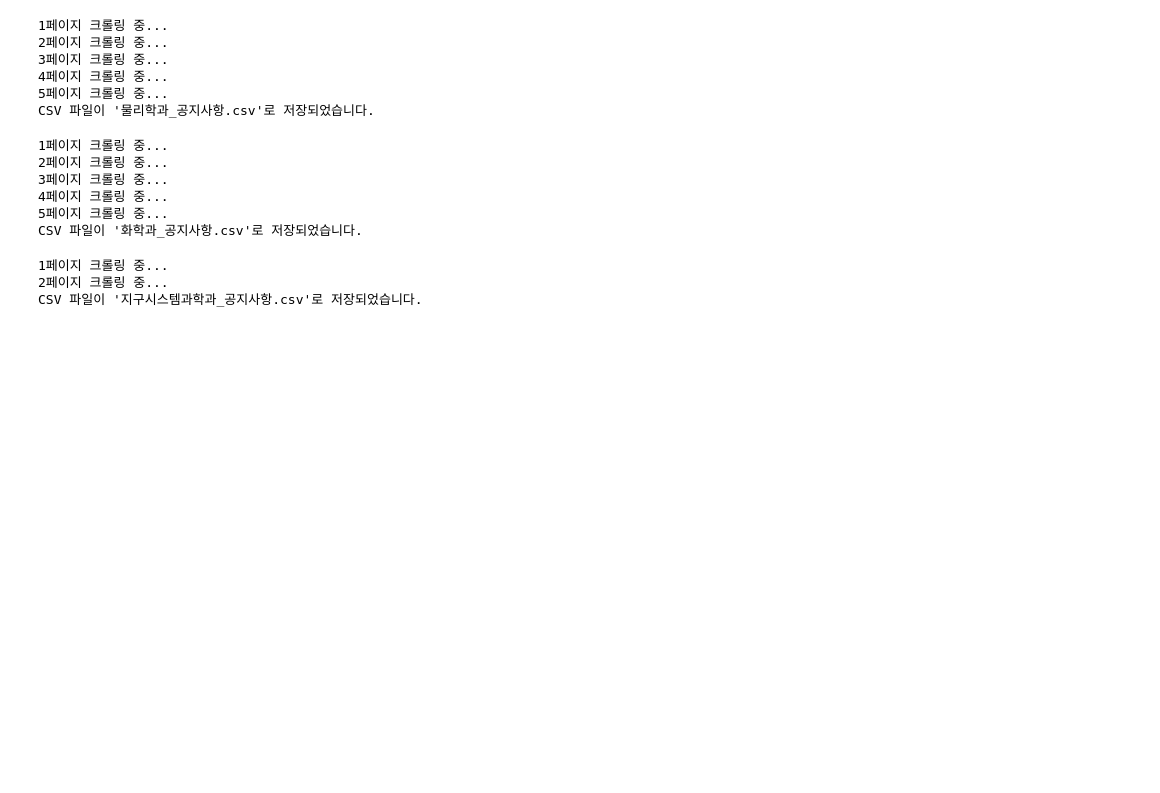
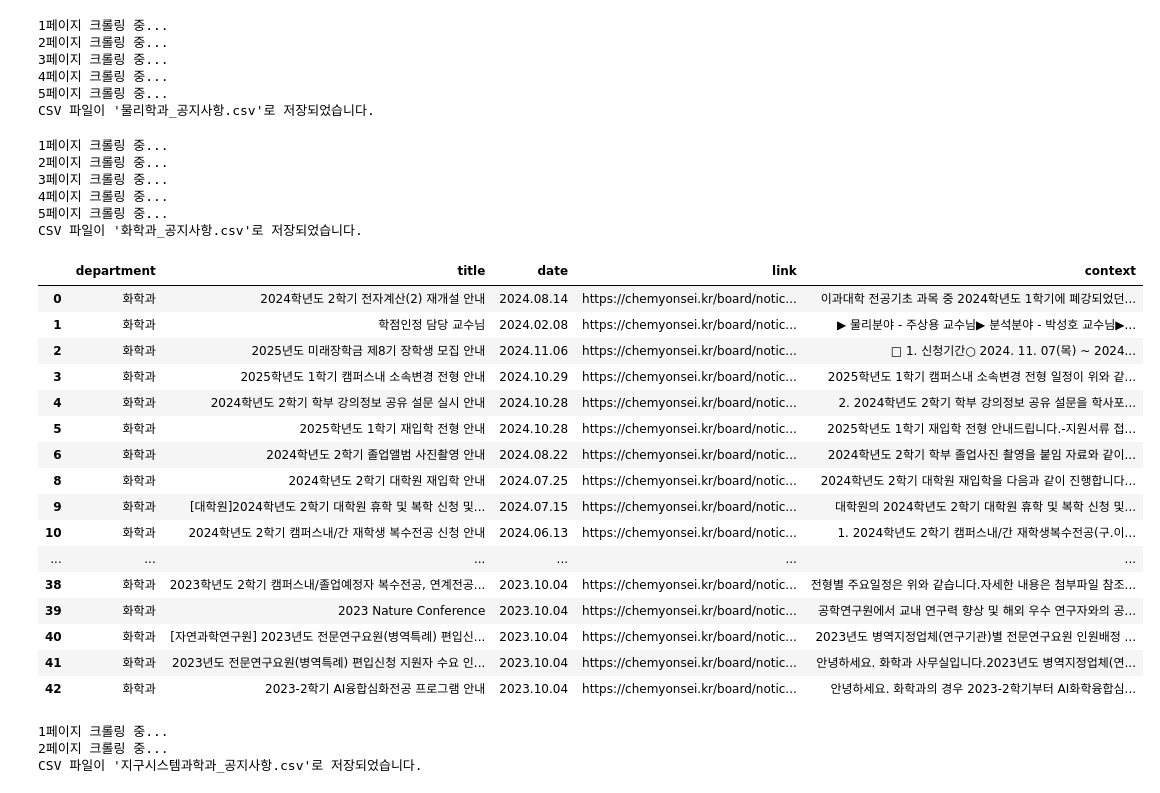
Before and after one commit to YBIGTA/25th-conference-NoticeHub, a Jupyter notebook: data/crawling.ipynb, the cells around one changed output. Drawn from its saved outputs; the diff is of its cells as text; code cells hidden in the pictures; blank space fills up the shorter version.

```diff
--- a/data/crawling.ipynb
+++ b/data/crawling.ipynb
@@ -2310,6 +2310,26 @@ print(f"CSV 파일이 '{csv_filename}'로 저장되었습니다.")
 4페이지 크롤링 중...
 5페이지 크롤링 중...
 CSV 파일이 '화학과_공지사항.csv'로 저장되었습니다.
+# %%
+df
+# %% [output]
+|  | department | title | date | link | context |
+| 0 | 화학과 | 2024학년도 2학기 전자계산(2) 재개설 안내 | 2024.08.14 | https://chemyonsei.kr/board/notic... | 이과대학 전공기초 과목 중 2024학년도 1학기에 폐강되었던... |
+| 1 | 화학과 | 학점인정 담당 교수님 | 2024.02.08 | https://chemyonsei.kr/board/notic... | ▶ 물리분야 - 주상용 교수님▶ 분석분야 - 박성호 교수님▶... |
+| 2 | 화학과 | 2025년도 미래장학금 제8기 장학생 모집 안내 | 2024.11.06 | https://chemyonsei.kr/board/notic... | □ 1. 신청기간○ 2024. 11. 07(목) ~ 2024... |
+| 3 | 화학과 | 2025학년도 1학기 캠퍼스내 소속변경 전형 안내 | 2024.10.29 | https://chemyonsei.kr/board/notic... | 2025학년도 1학기 캠퍼스내 소속변경 전형 일정이 위와 같... |
+| 4 | 화학과 | 2024학년도 2학기 학부 강의정보 공유 설문 실시 안내 | 2024.10.28 | https://chemyonsei.kr/board/notic... | 2. 2024학년도 2학기 학부 강의정보 공유 설문을 학사포... |
+| 5 | 화학과 | 2025학년도 1학기 재입학 전형 안내 | 2024.10.28 | https://chemyonsei.kr/board/notic... | 2025학년도 1학기 재입학 전형 안내드립니다.-지원서류 접... |
+| 6 | 화학과 | 2024학년도 2학기 졸업앨범 사진촬영 안내 | 2024.08.22 | https://chemyonsei.kr/board/notic... | 2024학년도 2학기 학부 졸업사진 촬영을 붙임 자료와 같이... |
+| 8 | 화학과 | 2024학년도 2학기 대학원 재입학 안내 | 2024.07.25 | https://chemyonsei.kr/board/notic... | 2024학년도 2학기 대학원 재입학을 다음과 같이 진행합니다... |
+| 9 | 화학과 | [대학원]2024학년도 2학기 대학원 휴학 및 복학 신청 및... | 2024.07.15 | https://chemyonsei.kr/board/notic... | 대학원의 2024학년도 2학기 대학원 휴학 및 복학 신청 및... |
+| 10 | 화학과 | 2024학년도 2학기 캠퍼스내/간 재학생 복수전공 신청 안내 | 2024.06.13 | https://chemyonsei.kr/board/notic... | 1. 2024학년도 2학기 캠퍼스내/간 재학생복수전공(구.이... |
+| ... | ... | ... | ... | ... | ... |
+| 38 | 화학과 | 2023학년도 2학기 캠퍼스내/졸업예정자 복수전공, 연계전공... | 2023.10.04 | https://chemyonsei.kr/board/notic... | 전형별 주요일정은 위와 같습니다.자세한 내용은 첨부파일 참조... |
+| 39 | 화학과 | 2023 Nature Conference | 2023.10.04 | https://chemyonsei.kr/board/notic... | 공학연구원에서 교내 연구력 향상 및 해외 우수 연구자와의 공... |
+| 40 | 화학과 | [자연과학연구원] 2023년도 전문연구요원(병역특례) 편입신... | 2023.10.04 | https://chemyonsei.kr/board/notic... | 2023년도 병역지정업체(연구기관)별 전문연구요원 인원배정 ... |
+| 41 | 화학과 | 2023년도 전문연구요원(병역특례) 편입신청 지원자 수요 인... | 2023.10.04 | https://chemyonsei.kr/board/notic... | 안녕하세요. 화학과 사무실입니다.2023년도 병역지정업체(연... |
+| 42 | 화학과 | 2023-2학기 AI융합심화전공 프로그램 안내 | 2023.10.04 | https://chemyonsei.kr/board/notic... | 안녕하세요. 화학과의 경우 2023-2학기부터 AI화학융합심... |
 # %%
 # 지구시스템과학과
 
```
Also changed, not shown: parts of 8 cells of this notebook, 5 other files.
